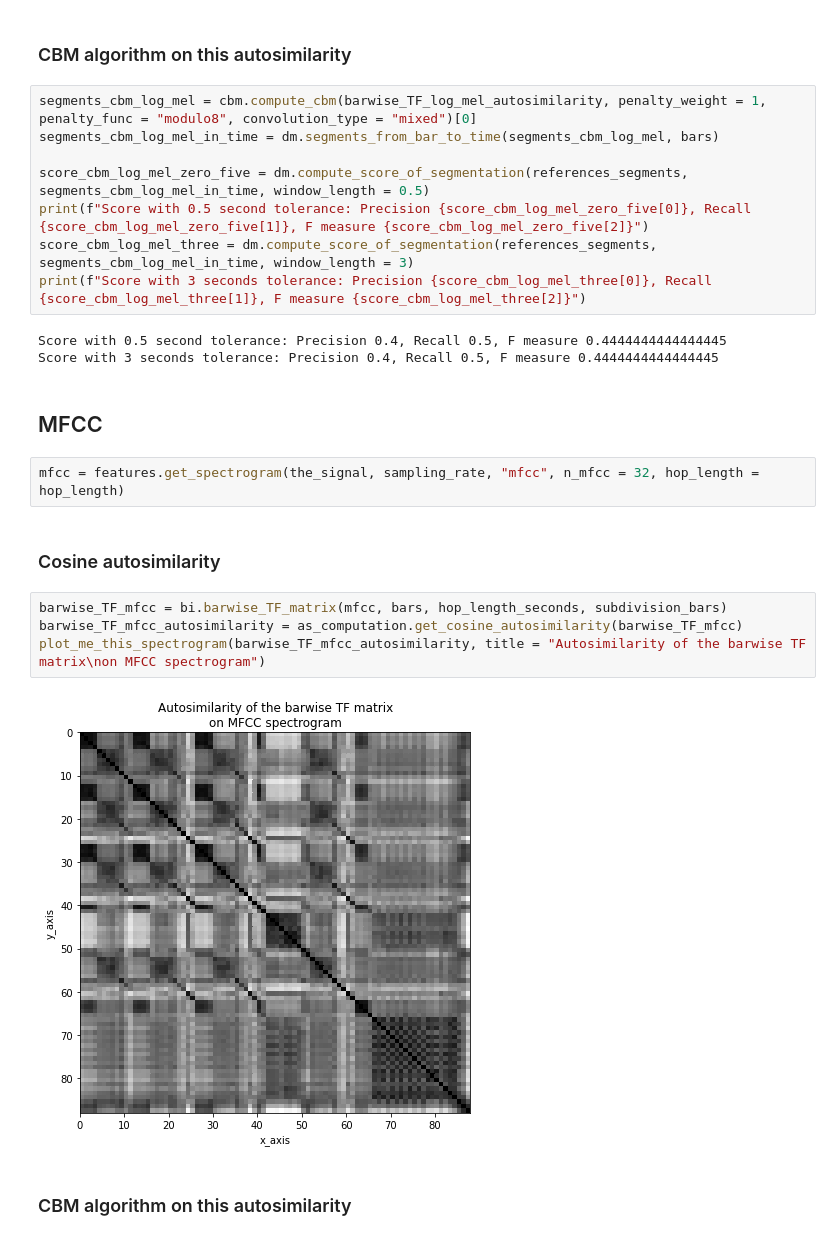
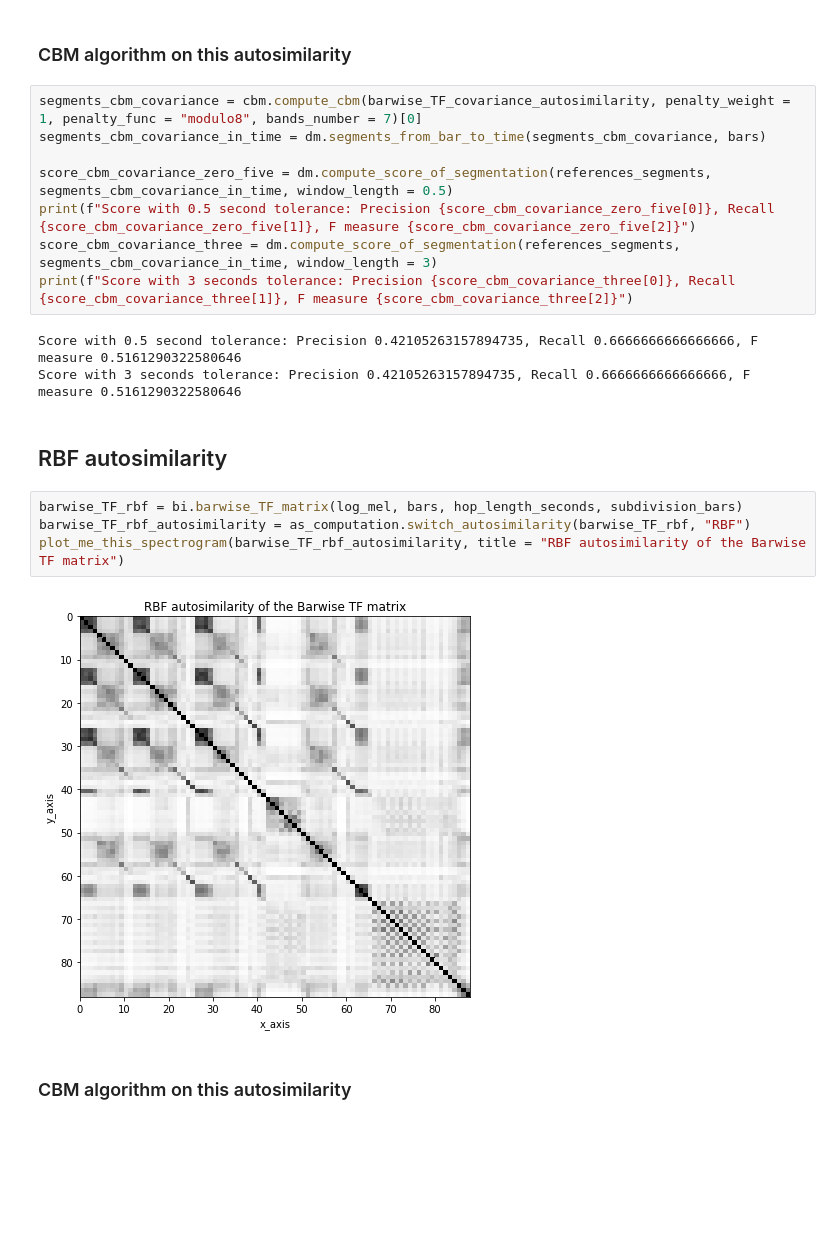
Before and after one commit to ax-le/as_seg, a Jupyter notebook: Notebooks/Walkthrough - Using the CBM algorithm.ipynb, the cells around one changed output. Drawn from its saved outputs; the diff is of its cells as text; blank space fills up the shorter version.

```diff
--- a/Notebooks/Walkthrough - Using the CBM algorithm.ipynb
+++ b/Notebooks/Walkthrough - Using the CBM algorithm.ipynb
@@ -125,28 +120,24 @@ plot_me_this_spectrogram(barwise_TF_log_mel_autosimilarity, title = "Autosimilar
 # %% [markdown]
 ### CBM algorithm on this autosimilarity
 # %%
-segments_cbm_log_mel = cbm.compute_cbm(barwise_TF_log_mel_autosimilarity, penalty_weight = 1, penalty_func = "modulo8", convolution_type = "mixed")[0]
-segments_cbm_log_mel_in_time = dm.segments_from_bar_to_time(segments_cbm_log_mel, bars)
+segments_cbm_covariance = cbm.compute_cbm(barwise_TF_covariance_autosimilarity, penalty_weight = 1, penalty_func = "modulo8", bands_number = 7)[0]
+segments_cbm_covariance_in_time = dm.segments_from_bar_to_time(segments_cbm_covariance, bars)
 
-score_cbm_log_mel_zero_five = dm.compute_score_of_segmentation(references_segments, segments_cbm_log_mel_in_time, window_length = 0.5)
-print(f"Score with 0.5 second tolerance: Precision {score_cbm_log_mel_zero_five[0]}, Recall {score_cbm_log_mel_zero_five[1]}, F measure {score_cbm_log_mel_zero_five[2]}")
-score_cbm_log_mel_three = dm.compute_score_of_segmentation(references_segments, segments_cbm_log_mel_in_time, window_length = 3)
-print(f"Score with 3 seconds tolerance: Precision {score_cbm_log_mel_three[0]}, Recall {score_cbm_log_mel_three[1]}, F measure {score_cbm_log_mel_three[2]}")
+score_cbm_covariance_zero_five = dm.compute_score_of_segmentation(references_segments, segments_cbm_covariance_in_time, window_length = 0.5)
+print(f"Score with 0.5 second tolerance: Precision {score_cbm_covariance_zero_five[0]}, Recall {score_cbm_covariance_zero_five[1]}, F measure {score_cbm_covariance_zero_five[2]}")
+score_cbm_covariance_three = dm.compute_score_of_segmentation(references_segments, segments_cbm_covariance_in_time, window_length = 3)
+print(f"Score with 3 seconds tolerance: Precision {score_cbm_covariance_three[0]}, Recall {score_cbm_covariance_three[1]}, F measure {score_cbm_covariance_three[2]}")
 # %% [output]
-Score with 0.5 second tolerance: Precision 0.4, Recall 0.5, F measure 0.4444444444444445
-Score with 3 seconds tolerance: Precision 0.4, Recall 0.5, F measure 0.4444444444444445
+Score with 0.5 second tolerance: Precision 0.42105263157894735, Recall 0.6666666666666666, F measure 0.5161290322580646
+Score with 3 seconds tolerance: Precision 0.42105263157894735, Recall 0.6666666666666666, F measure 0.5161290322580646
-# %% [markdown]
-## MFCC
-# %%
-mfcc = features.get_spectrogram(the_signal, sampling_rate, "mfcc", n_mfcc = 32, hop_length = hop_length)
 # %% [markdown]
-### Cosine autosimilarity
+## RBF autosimilarity
 # %%
-barwise_TF_mfcc = bi.barwise_TF_matrix(mfcc, bars, hop_length_seconds, subdivision_bars)
-barwise_TF_mfcc_autosimilarity = as_computation.get_cosine_autosimilarity(barwise_TF_mfcc)
-plot_me_this_spectrogram(barwise_TF_mfcc_autosimilarity, title = "Autosimilarity of the barwise TF matrix\non MFCC spectrogram")
+barwise_TF_rbf = bi.barwise_TF_matrix(log_mel, bars, hop_length_seconds, subdivision_bars)
+barwise_TF_rbf_autosimilarity = as_computation.switch_autosimilarity(barwise_TF_rbf, "RBF")
+plot_me_this_spectrogram(barwise_TF_rbf_autosimilarity, title = "RBF autosimilarity of the Barwise TF matrix")
 # %% [output]
-[figure, old version]
+[figure, new version]
 # %% [markdown]
 ### CBM algorithm on this autosimilarity
 # %%
```
Also changed, not shown: parts of 14 cells of this notebook.
